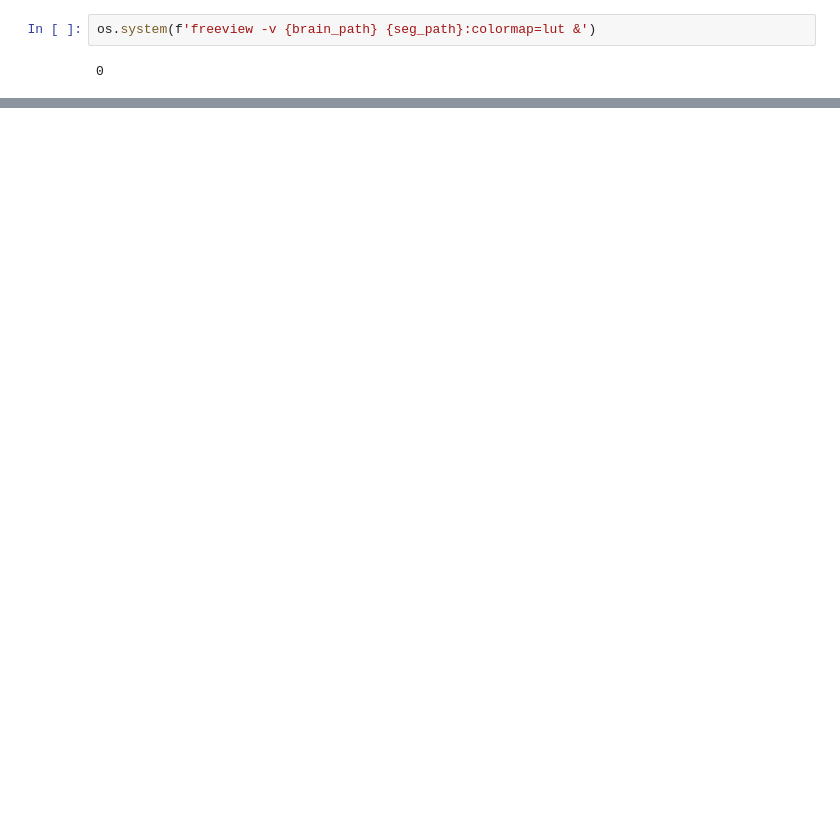
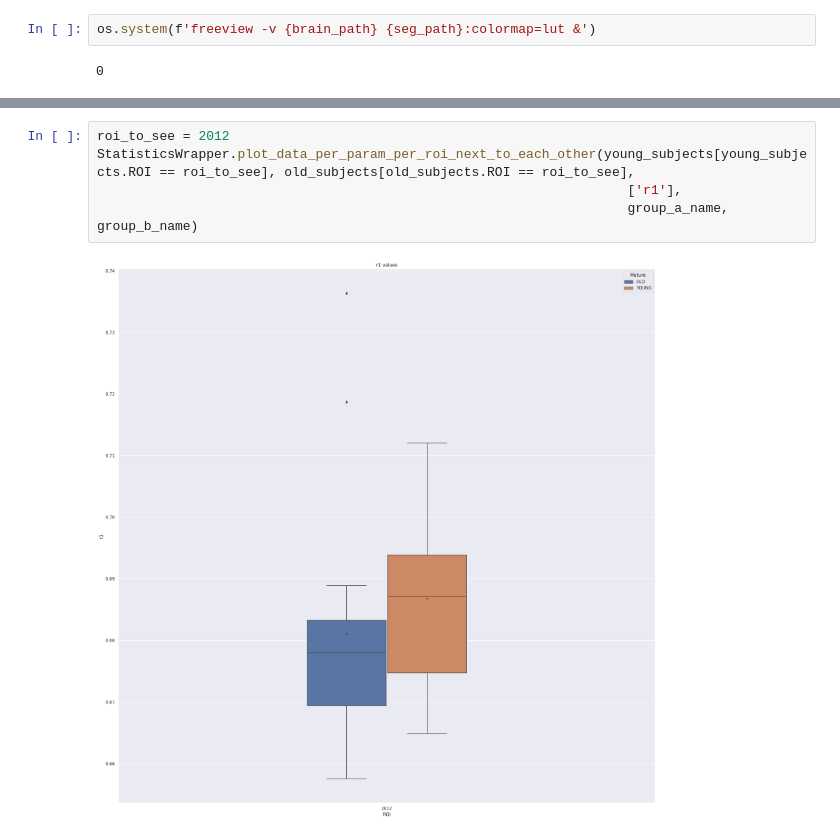
Before and after one commit to NivAm12/qMRI_Analyzer, a Jupyter notebook: main.ipynb, the cells around one changed output, grey strips where cells are left out. Cells and saved outputs as stored; diff of their text form; blank space fills up the shorter version.

```diff
--- a/main.ipynb
+++ b/main.ipynb
@@ -93,0 +164,7 @@ dtype: float64
+# %%
+roi_to_see = 2012
+StatisticsWrapper.plot_data_per_param_per_roi_next_to_each_other(young_subjects[young_subjects.ROI == roi_to_see], old_subjects[old_subjects.ROI == roi_to_see],
+                                                                    ['r1'],
+                                                                    group_a_name, group_b_name)
+# %% [output]
+[figure, added]
```
Also changed, not shown: parts of 18 cells of this notebook.
